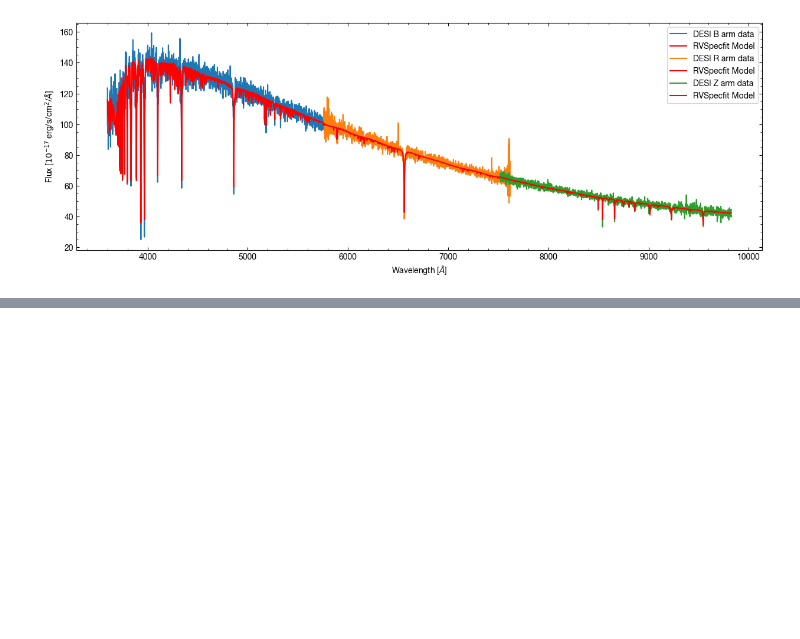
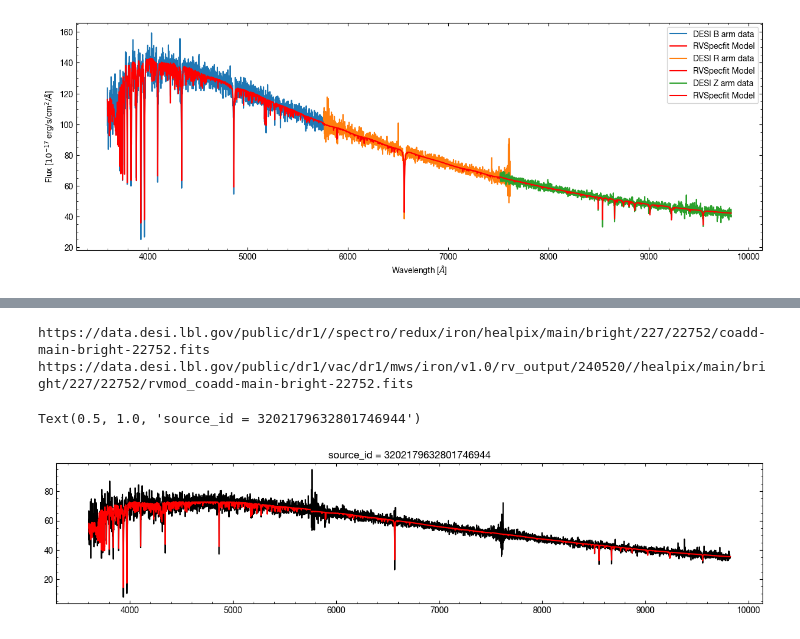
Before and after one commit to desimilkyway/dr1_tutorials, a Jupyter notebook: DR1_tutorial.ipynb, the cells around one changed output, grey strips where cells are left out. Saved outputs shown, nothing was run; the diff lists cells and outputs as text; code cells hidden in the pictures; blank space fills up the shorter version.

```diff
--- a/DR1_tutorial.ipynb
+++ b/DR1_tutorial.ipynb
@@ -605,0 +667,22 @@ Text(0, 0.5, 'Flux [$10^{-17}$ erg/s/cm$^2$/$\\AA$]')
+# %%
+my_source_id = 3202179632801746944
+# obtaining spectra by Gaia source_id
+SP_ret = get_specs(gaia_edr3_source_id=my_source_id, mask=True)[0]
+SPM_ret = get_rvspec_models(gaia_edr3_source_id=my_source_id)[0]
+plt.figure(figsize=(15, 3))
+for arm in ['b', 'r', 'z']:
+    good_pixels = SP_ret[arm + '_mask'] == 0
+    plt.plot(SP_ret[arm + '_wavelength'][good_pixels],
+             SP_ret[arm + '_flux'][good_pixels],
+             'k',
+             label=f'DESI {arm} arm data')
+    plt.plot(SPM_ret[arm + '_wavelength'],
+             SPM_ret[arm + '_model'],
+             'red',
+             label=f'DESI {arm} arm data')
+plt.title('source_id = %d' % my_source_id)
+# %% [output]
+https://data.desi.lbl.gov/public/dr1//spectro/redux/iron/healpix/main/bright/227/22752/coadd-main-bright-22752.fits
+https://data.desi.lbl.gov/public/dr1/vac/dr1/mws/iron/v1.0/rv_output/240520//healpix/main/bright/227/22752/rvmod_coadd-main-bright-22752.fits
+Text(0.5, 1.0, 'source_id = 3202179632801746944')
+[figure, added]
```
Also changed, not shown: parts of 6 cells of this notebook.
